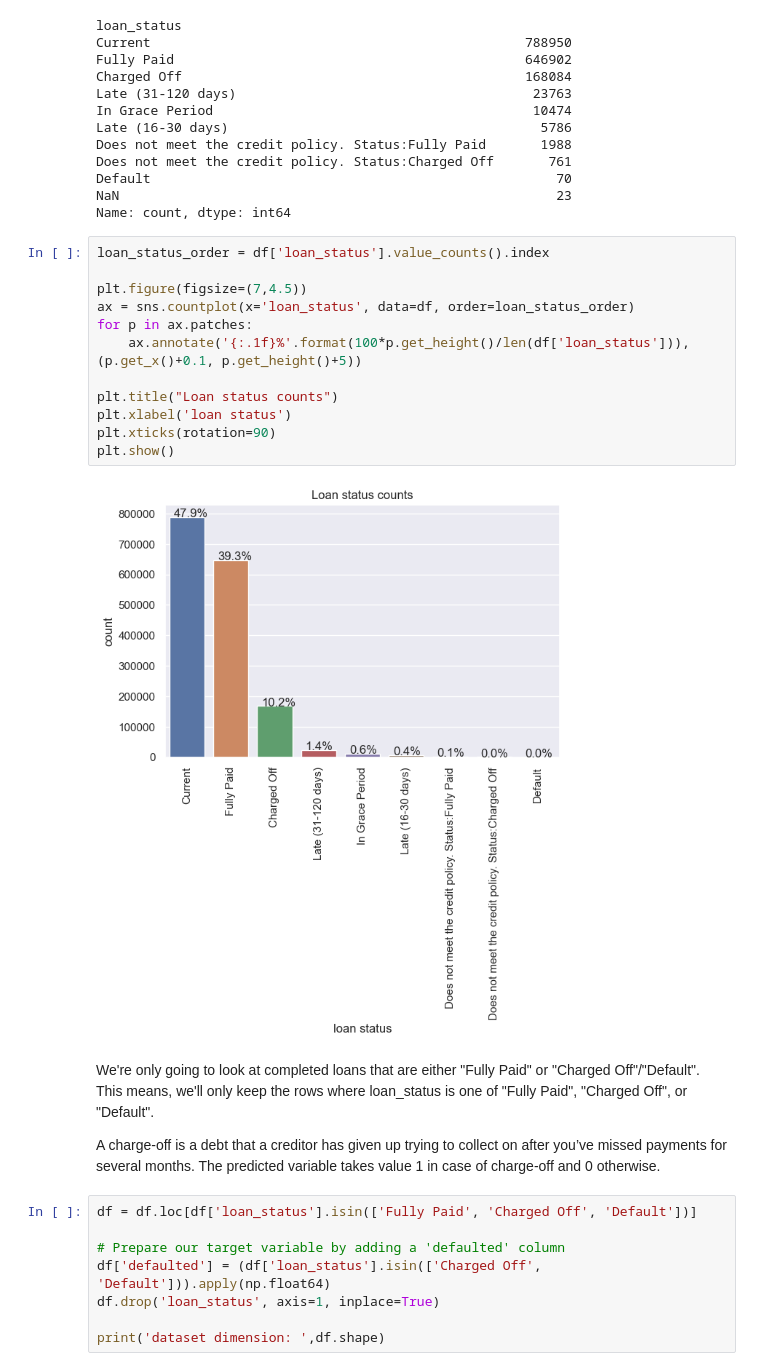
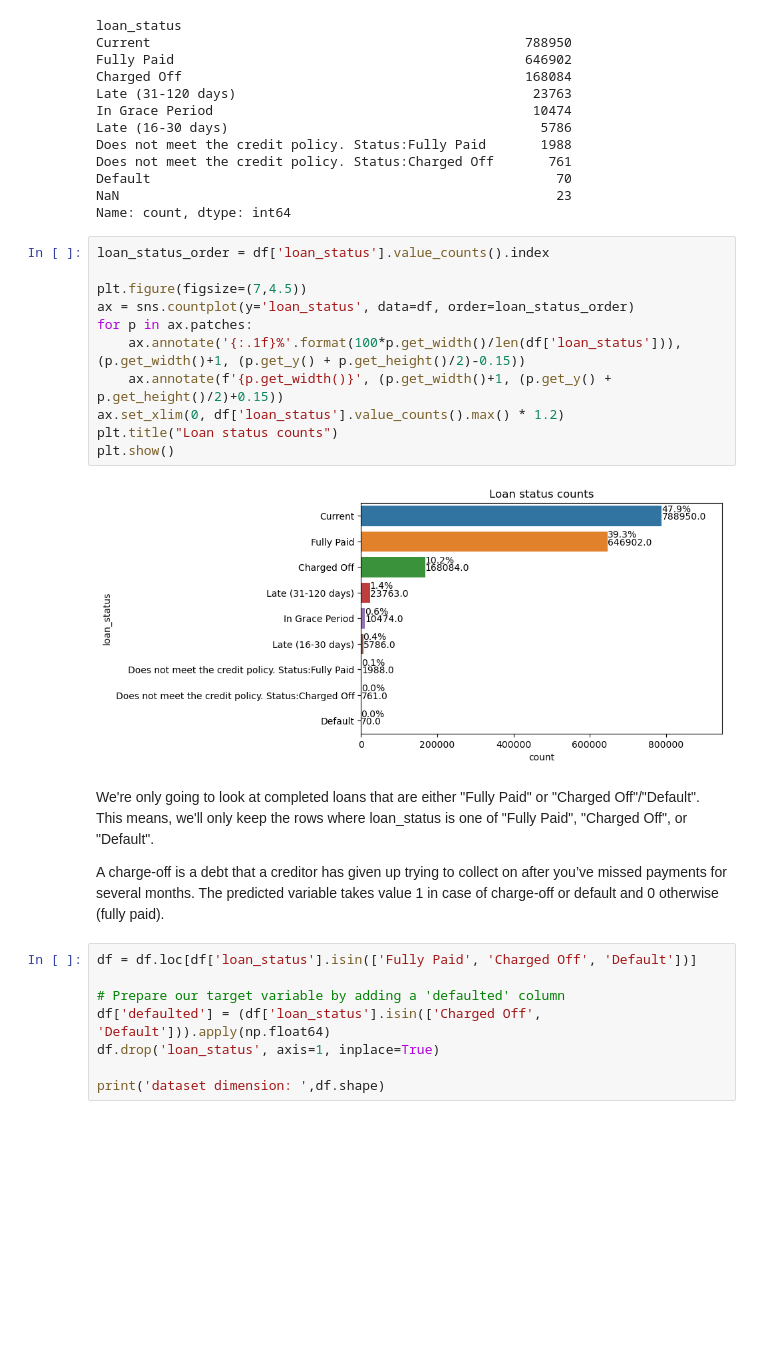
Before and after one commit to yxing12/data1030-load-default-prob, a Jupyter notebook: loan_default_prob.ipynb, the cells around one changed output. Saved outputs shown, nothing was run; the diff lists cells and outputs as text; blank space fills up the shorter version.

```diff
--- a/loan_default_prob.ipynb
+++ b/loan_default_prob.ipynb
@@ -93,21 +94,20 @@ Name: count, dtype: int64
 # %%
 loan_status_order = df['loan_status'].value_counts().index
 
 plt.figure(figsize=(7,4.5))
-ax = sns.countplot(x='loan_status', data=df, order=loan_status_order)
+ax = sns.countplot(y='loan_status', data=df, order=loan_status_order)
 for p in ax.patches:
-    ax.annotate('{:.1f}%'.format(100*p.get_height()/len(df['loan_status'])), (p.get_x()+0.1, p.get_height()+5))
-
+    ax.annotate('{:.1f}%'.format(100*p.get_width()/len(df['loan_status'])), (p.get_width()+1, (p.get_y() + p.get_height()/2)-0.15))
+    ax.annotate(f'{p.get_width()}', (p.get_width()+1, (p.get_y() + p.get_height()/2)+0.15))
+ax.set_xlim(0, df['loan_status'].value_counts().max() * 1.2)
 plt.title("Loan status counts")
-plt.xlabel('loan status')
-plt.xticks(rotation=90)
 plt.show()
 # %% [output]
-[figure, old version]
+[figure, new version]
 # %% [markdown]
 We're only going to look at completed loans that are either "Fully Paid" or "Charged Off"/"Default". This means, we'll only keep the rows where loan_status is one of "Fully Paid", "Charged Off", or "Default".
 
-A charge-off is a debt that a creditor has given up trying to collect on after you’ve missed payments for several months. The predicted variable takes value 1 in case of charge-off and 0 otherwise.
+A charge-off is a debt that a creditor has given up trying to collect on after you’ve missed payments for several months. The predicted variable takes value 1 in case of charge-off or default and 0 otherwise (fully paid).
 # %%
 df = df.loc[df['loan_status'].isin(['Fully Paid', 'Charged Off', 'Default'])]
 
```
Also changed, not shown: parts of 23 cells of this notebook, 1 other file.
